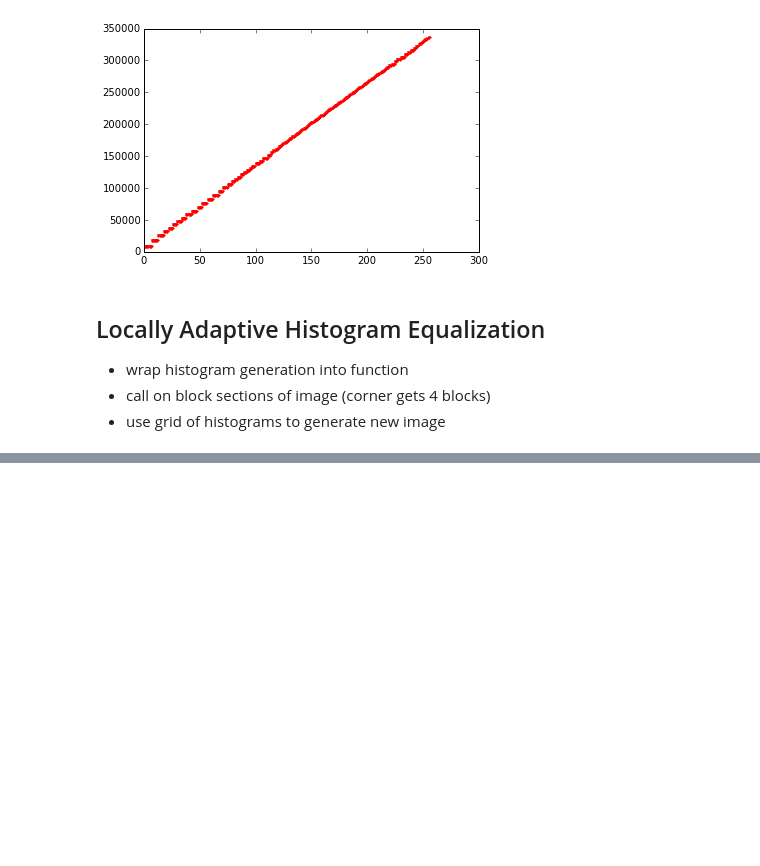
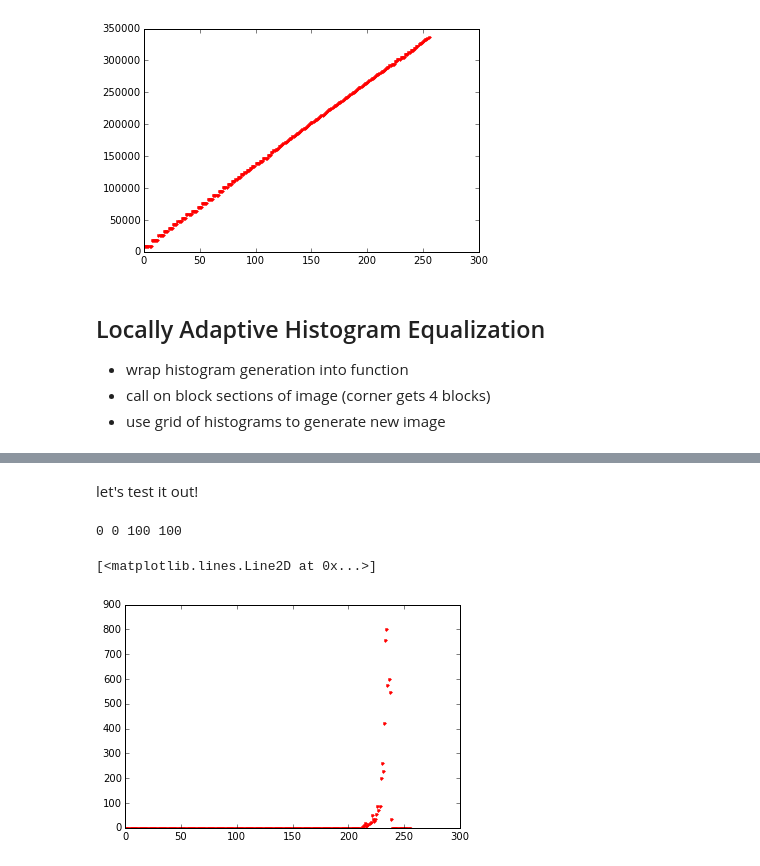
Before and after one commit to sakekasi/computer-vision, a Jupyter notebook: histogram_eq.ipynb, the cells around one changed output, grey strips where cells are left out. Cells and saved outputs as stored; diff of their text form; code cells hidden in the pictures; blank space fills up the shorter version.

```diff
--- a/histogram_eq.ipynb
+++ b/histogram_eq.ipynb
@@ -163,36 +261,28 @@ def cum(hists):
 # %%
-m = 50
-histograms = np.empty( (math.ceil(f.shape[0]/m), math.ceil(f.shape[1]/m), 3) )
-h_shape = histograms.shape
-
-channels = []
-for i in range(3):
-    channels.append(f[:,:,i])
-
-def w(i, j, k, l):
-    s = abs(k-i)/float(m)
-    t = abs(l-j)/float(m)
-    weight = 1
-
-    weight *= (1-s) if k <= i else (s)
-    weight *= (1-t) if l <= j else (t)
-
-
-def slice(img, k, l):
+def slice(img_channel, k, l, m):
     minx = max((k-1)*m, 0)
     miny = max((l-1)*m, 0)
-    maxx = min((k+1)*m, img.shape[0])
-    maxy = min((l+1)*m, img.shape[1])
+    maxx = min((k+1)*m, img_channel.shape[0])
+    maxy = min((l+1)*m, img_channel.shape[1])
+    print minx, miny, maxx, maxy
 
-    s = img[minx:maxx][miny:maxy]
+    s = img_channel[minx:maxx,miny:maxy]
     weights = np.empty(s.shape)
     for i in range(s.shape[0]):
         for j in range(s.shape[1]):
-            weights[i,j] = w(i+minx,j+miny,k,l) #bilinear weighting function
+            weights[i,j] = w(i+minx,j+miny,k*m,l*m, m) #bilinear weighting function
 
     return s, weights
 
-def hist_slice(img, k, l):
-    s, weights = slice(img, k, l)
+def hist_slice(img_channel, k, l, m):
+    s, weights = slice(img_channel, k, l, m)
     return np.histogram(s, bins=256, range=(0,255), weights=weights)
+# %% [markdown]
+let's test it out!
+# %%
+plt.plot(hist_slice(f[...,0], 1, 1, m)[0], 'r.')
+# %% [output]
+0 0 100 100
+[<matplotlib.lines.Line2D at 0x...>]
+[figure, added]
 # %%
```
Also changed, not shown: parts of 21 cells of this notebook.
